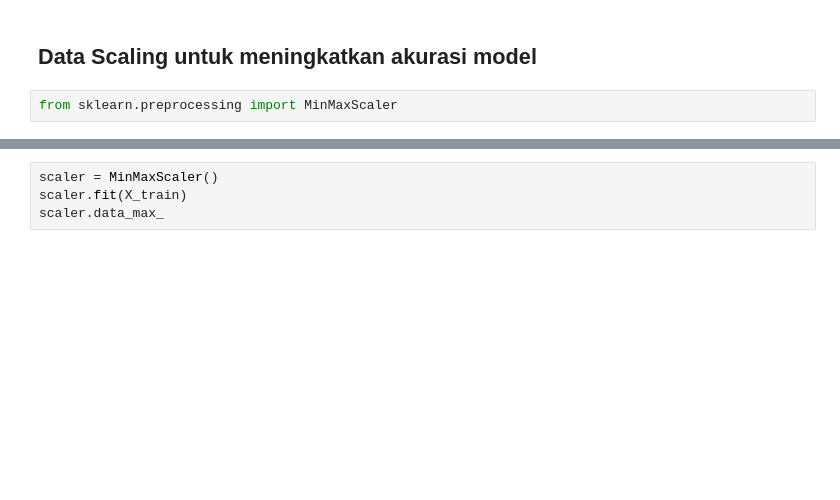
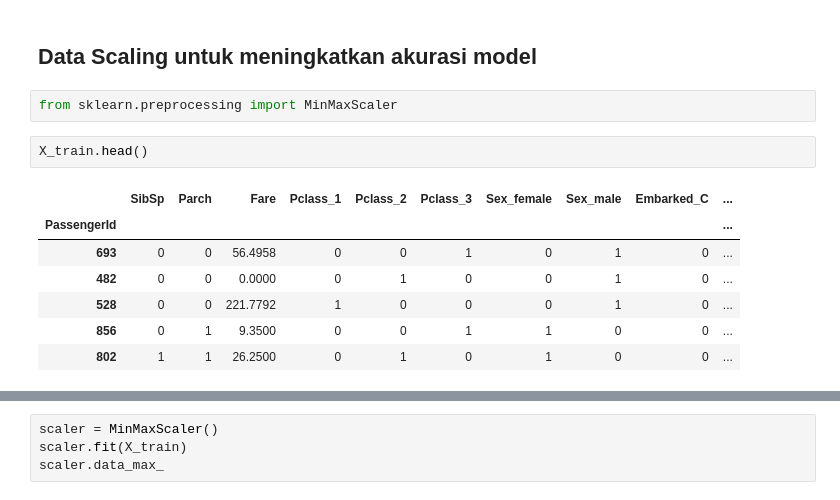
Before and after one commit to nugrohorepo/supervised_learning, a Jupyter notebook: 04 - KNN & Scikit-learn/Part 2 - Machine Learning Essentials.ipynb, the cells around one changed output, grey strips where cells are left out. Drawn from its saved outputs; the diff is of its cells as text; blank space fills up the shorter version.

```diff
--- a/04 - KNN & Scikit-learn/Part 2 - Machine Learning Essentials.ipynb
+++ b/04 - KNN & Scikit-learn/Part 2 - Machine Learning Essentials.ipynb
@@ -189,3 +189,13 @@ cross_val_score(knn, X, y, cv=5).mean()
 ## Data Scaling untuk meningkatkan akurasi model
 # %%
 from sklearn.preprocessing import MinMaxScaler
+# %%
+X_train.head()
+# %% [output]
+|  | SibSp | Parch | Fare | Pclass_1 | Pclass_2 | Pclass_3 | Sex_female | Sex_male | Embarked_C | ... |
+| PassengerId |  |  |  |  |  |  |  |  |  | ... |
+| 693 | 0 | 0 | 56.4958 | 0 | 0 | 1 | 0 | 1 | 0 | ... |
+| 482 | 0 | 0 | 0.0000 | 0 | 1 | 0 | 0 | 1 | 0 | ... |
+| 528 | 0 | 0 | 221.7792 | 1 | 0 | 0 | 0 | 1 | 0 | ... |
+| 856 | 0 | 1 | 9.3500 | 0 | 0 | 1 | 1 | 0 | 0 | ... |
+| 802 | 1 | 1 | 26.2500 | 0 | 1 | 0 | 1 | 0 | 0 | ... |
```
Also changed, not shown: parts of 6 cells of this notebook, 5 other files.
